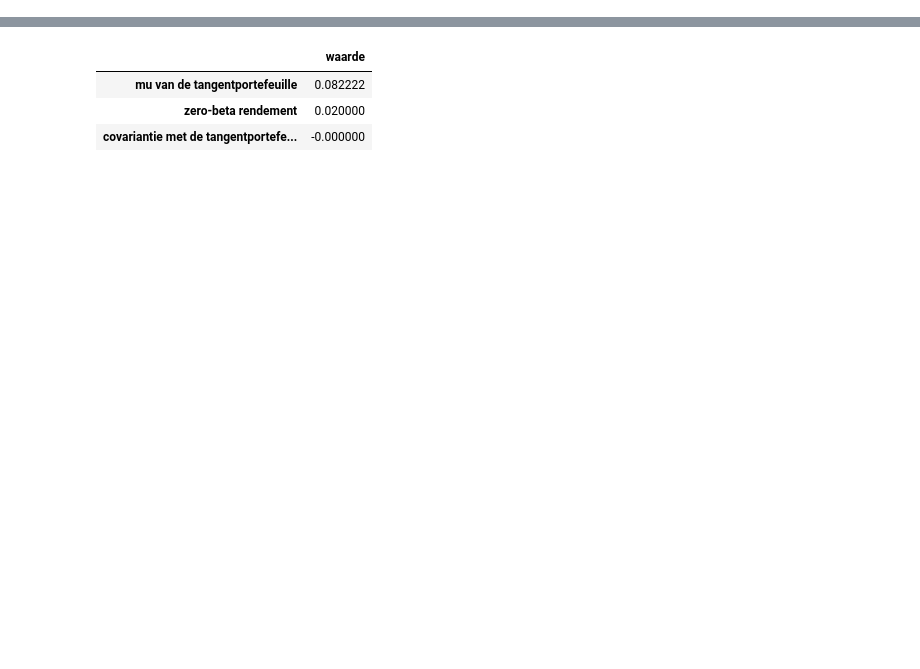
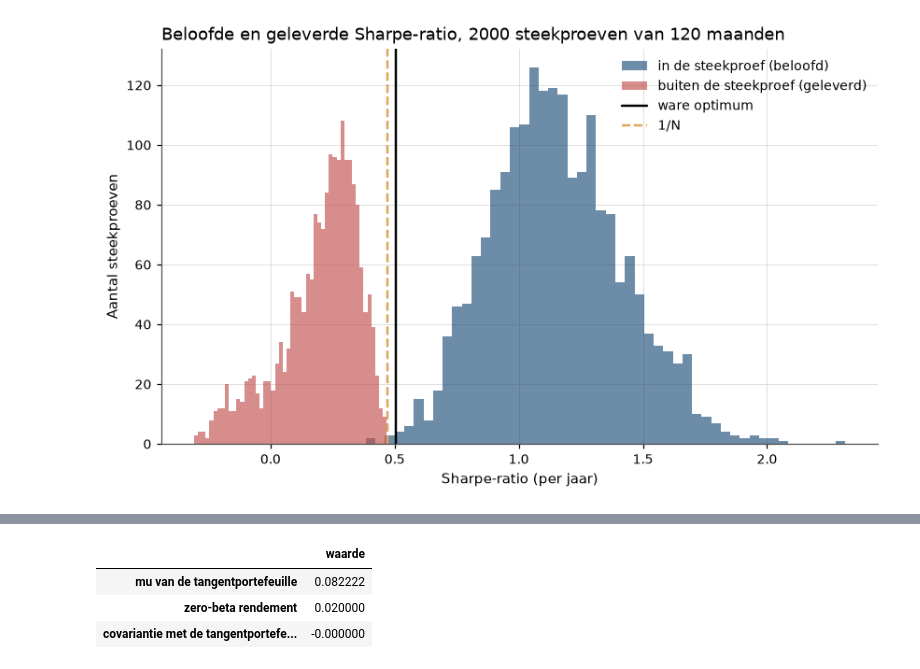
Before and after one commit to MaartenN14/history-asset-pricing, a Jupyter notebook: lectures/01_04_markowitz.ipynb, the cells around one changed output, grey strips where cells are left out. Saved outputs shown, nothing was run; the diff lists cells and outputs as text; code cells hidden in the pictures; blank space fills up the shorter version.

```diff
--- a/lectures/01_04_markowitz.ipynb
+++ b/lectures/01_04_markowitz.ipynb
@@ -1119,18 +155,0 @@ schatting in zit, is de kern van het argument van DeMiguel, Garlappi en Uppal.
-# %%
-weights_std = {}
-for name, panel in [("10 industrieen", industry), ("25 size/BM", size_bm)]:
-    values, n, window = panel.to_numpy(), panel.shape[1], 120
-    paths = []
-    for t in range(window, len(values)):
-        past = values[t - window:t]
-        w = np.linalg.solve(np.cov(past, rowvar=False), past.mean(axis=0))
-        paths.append(w / w.sum())
-    paths = np.array(paths)
-    weights_std[name] = {
-        "grootste long positie": paths.max(),
-        "grootste short positie": paths.min(),
-        "gem. bruto exposure (som |w|)": np.abs(paths).sum(axis=1).mean(),
-        "gem. maandelijkse turnover": np.abs(np.diff(paths, axis=0)).sum(axis=1).mean(),
-    }
-
-pd.DataFrame(weights_std).T.round(3)
@@ -1262,0 +1082,28 @@ $128{,}125 \cdot 0{,}0822\overline{2} - 7{,}0625 = 10{,}534722 - 7{,}0625
+# %%
+T_plot = 120
+sample = rng.standard_normal((n_sim, T_plot, n_assets)) @ chol.T + mu_true
+mu_hat = sample.mean(axis=1)
+demeaned = sample - mu_hat[:, None, :]
+# Sigma_hat per steekproef: som over t van de uitproducten, gedeeld door T - 1
+Sigma_hat = np.einsum("sti,stj->sij", demeaned, demeaned) / (T_plot - 1)
+
+sr_oos = oos_sharpe(tangency(mu_hat, Sigma_hat))                 # geleverd
+sr_ins = np.sqrt(12) * np.sqrt(                                  # beloofd
+    # per steekproef mu_hat' Sigma_hat^{-1} mu_hat, de geschatte S_max^2
+    np.einsum("si,sij,sj->s", mu_hat, np.linalg.inv(Sigma_hat), mu_hat)
+)
+
+fig, ax = plt.subplots()
+ax.hist(sr_ins, bins=50, alpha=0.65, label="in de steekproef (beloofd)")
+ax.hist(sr_oos, bins=50, alpha=0.65, label="buiten de steekproef (geleverd)")
+ax.axvline(float(oos_sharpe(w_star)), color="black", lw=1.6,
+           label="ware optimum")
+ax.axvline(float(oos_sharpe(w_naive)), color=hap.plotting.COLORS[3], lw=1.6,
+           ls="--", label="1/N")
+ax.set_xlabel("Sharpe-ratio (per jaar)")
+ax.set_ylabel("Aantal steekproeven")
+ax.set_title("Beloofde en geleverde Sharpe-ratio, 2000 steekproeven van 120 maanden")
+ax.legend()
+plt.show()
+# %% [output]
+[figure, added]
```
Also changed, not shown: parts of 60 cells of this notebook, 4 other files.
